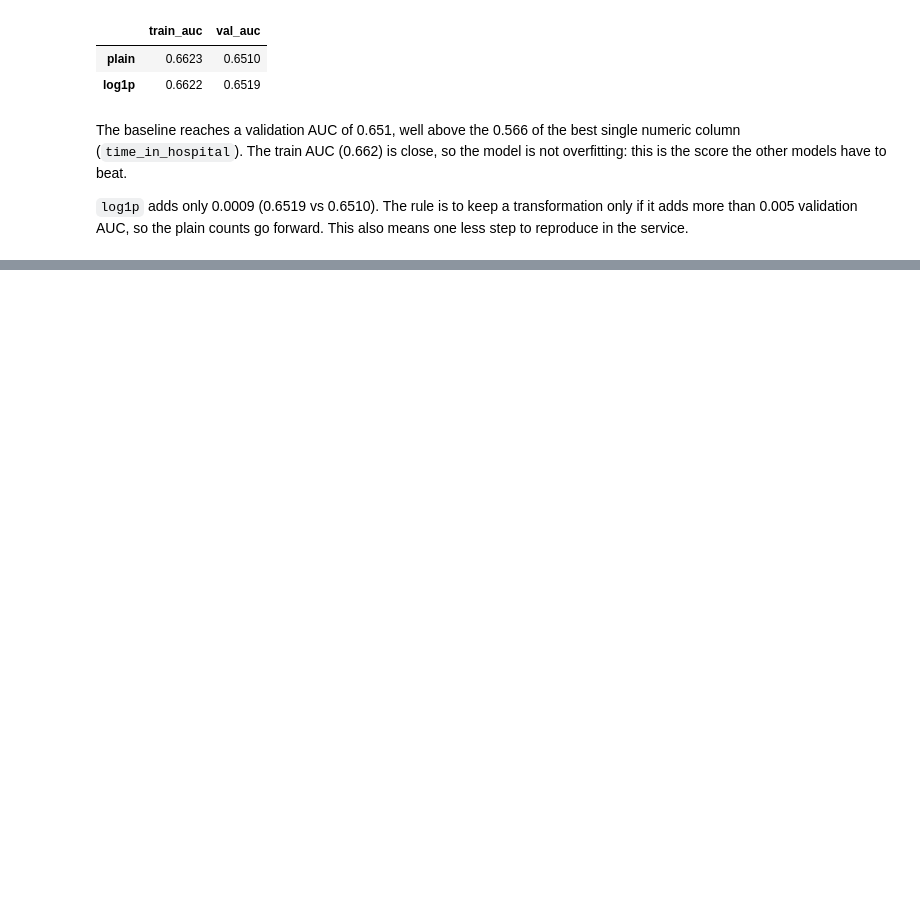
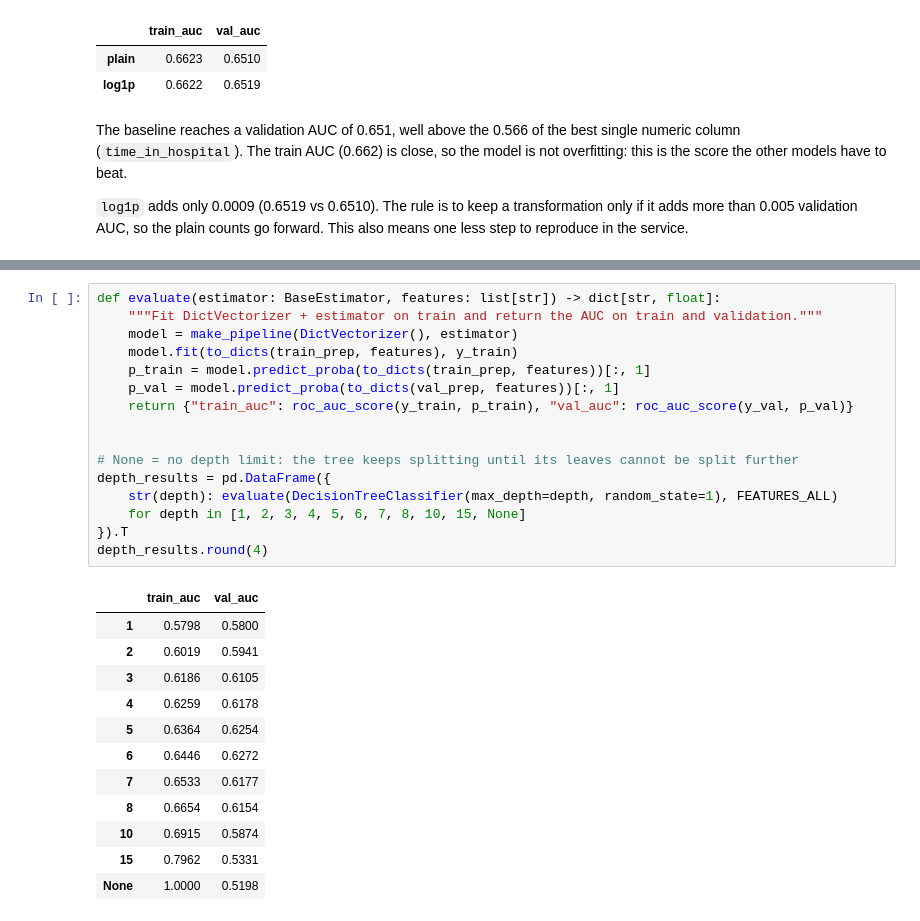
Before and after one commit to gigifumagalli/diabetes-readmission, a Jupyter notebook: notebooks/02_modelling.ipynb, the cells around one changed output, grey strips where cells are left out. Drawn from its saved outputs; the diff is of its cells as text; blank space fills up the shorter version.

```diff
--- a/notebooks/02_modelling.ipynb
+++ b/notebooks/02_modelling.ipynb
@@ -257,0 +298,29 @@ AUC, so the plain counts go forward. This also means one less step to reproduce
+# %%
+def evaluate(estimator: BaseEstimator, features: list[str]) -> dict[str, float]:
+    """Fit DictVectorizer + estimator on train and return the AUC on train and validation."""
+    model = make_pipeline(DictVectorizer(), estimator)
+    model.fit(to_dicts(train_prep, features), y_train)
+    p_train = model.predict_proba(to_dicts(train_prep, features))[:, 1]
+    p_val = model.predict_proba(to_dicts(val_prep, features))[:, 1]
+    return {"train_auc": roc_auc_score(y_train, p_train), "val_auc": roc_auc_score(y_val, p_val)}
+
+
+# None = no depth limit: the tree keeps splitting until its leaves cannot be split further
+depth_results = pd.DataFrame({
+    str(depth): evaluate(DecisionTreeClassifier(max_depth=depth, random_state=1), FEATURES_ALL)
+    for depth in [1, 2, 3, 4, 5, 6, 7, 8, 10, 15, None]
+}).T
+depth_results.round(4)
+# %% [output]
+|  | train_auc | val_auc |
+| 1 | 0.5798 | 0.5800 |
+| 2 | 0.6019 | 0.5941 |
+| 3 | 0.6186 | 0.6105 |
+| 4 | 0.6259 | 0.6178 |
+| 5 | 0.6364 | 0.6254 |
+| 6 | 0.6446 | 0.6272 |
+| 7 | 0.6533 | 0.6177 |
+| 8 | 0.6654 | 0.6154 |
+| 10 | 0.6915 | 0.5874 |
+| 15 | 0.7962 | 0.5331 |
+| None | 1.0000 | 0.5198 |
```
Also changed, not shown: parts of 12 cells of this notebook.
